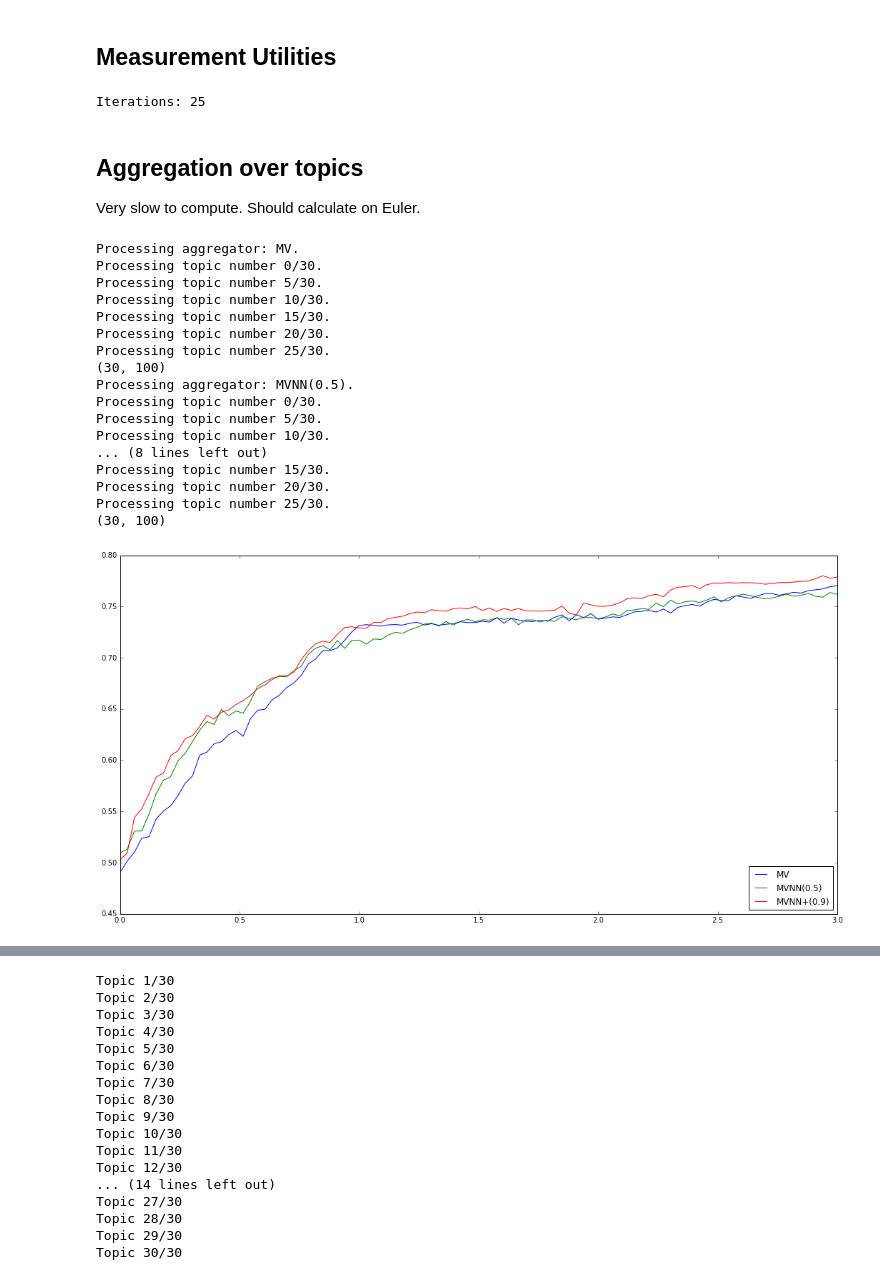
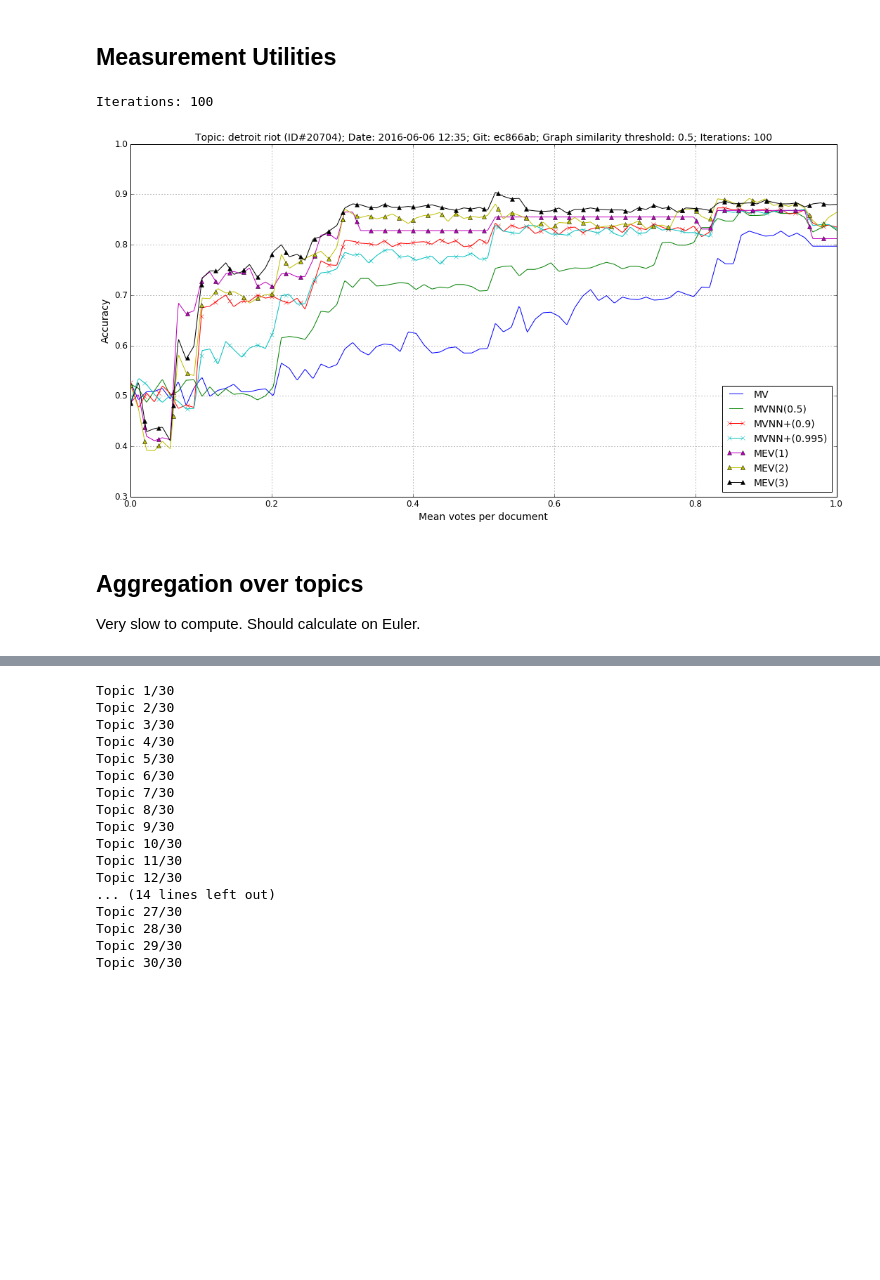
Before and after one commit to AndreiBarsan/crowd, a Jupyter notebook: notebooks/Majority Voting Experiments.ipynb, the cells around one changed output, grey strips where cells are left out. Saved outputs shown, nothing was run; the diff lists cells and outputs as text; code cells hidden in the pictures; blank space fills up the shorter version.

```diff
--- a/notebooks/Majority Voting Experiments.ipynb
+++ b/notebooks/Majority Voting Experiments.ipynb
@@ -338,10 +219,12 @@ def learning_curve_frame(topic_id, aggregation, label, document_count, **kw):
     """
 
     # In votes_per_doc space.
-    # TODO(andrei): Document this stuff.
     acc_avg = build_learning_curve(topic_id, aggregation, **kw)
     sample_count = kw.get('sample_count', 100)
     frame = pd.DataFrame({label: acc_avg})
+
+    # This reindexes the learning curves onto a real mean-votes-per-doc
+    # axis, which involves a little resampling.
     new_index = np.linspace(0, len(acc_avg) / document_count, sample_count)
     acc_avg_resampled = np.interp(
         new_index,
@@ -349,7 +232,7 @@ def learning_curve_frame(topic_id, aggregation, label, document_count, **kw):
         np.linspace(0, len(acc_avg) / document_count, len(acc_avg)),
         # Values to sample
         acc_avg)
-    classic = frame
+#     classic = frame
     frame = pd.DataFrame({label: acc_avg_resampled}, index=new_index)
 
 #     return frame, classic
@@ -367,10 +250,13 @@ def learning_curve_frame(topic_id, aggregation, label, document_count, **kw):
 # plt.plot(classic.index / 100.0, classic['lbl'])
 # %%
 class ExperimentConfig(object):
-    def __init__(self, vote_aggregator, name, params):
+    """Describes an experiment using a particular vote aggregator."""
+    def __init__(self, vote_aggregator, name, params, **kw):
         self.vote_aggregator = vote_aggregator
         self.name = name
         self.params = params
+
+        self.graph_opts = kw.get('graph_opts', {})
 # %%
 mv_config = ExperimentConfig(aggregate_MV, "MV", {})
 mv_nn_config = ExperimentConfig(aggregate_MV_NN, "MVNN(0.5)", {'rho_s': 0.5})
@@ -409,36 +325,37 @@ fmt_topic = lambda t: "[%s] %s (%d)" % (t.topic_id, t.query, t.document_count)
 optlist = ((fmt_topic(t), t.topic_id) for t in id_topic_info.values())
 options=OrderedDict(sorted(optlist))
 
 import pylab
 pylab.rcParams['figure.figsize'] = (18, 9)
 
 # MVNN+(0.9)
 # See: 20584 with VERY FEW votes
 # See: 20694 with VERY FEW votes
 # See: 20780 with VERY FEW votes. Starts really sucking after 1.0, especially around 3.0.
 # See: 20956: beats opponents 1-3
 # 20972 Highlights poor performance of MVNN(0.5) vs MVNN(0.9)
 # vice president Richard Nixon seems to yield very poor results across the board.
 #     Need to manually inspect data. Perhaps it's because results about Nixon
 #     as a president seem relevant but actually are not?
 
 @interact(
     topic_id=widgets.Dropdown(options=options, value='20704'),
     iterations=widgets.IntSlider(min=10, max=500, step=5, continuous_update=False, value=25),
     max_votes_per_doc=widgets.IntSlider(min=1, max=10, step=1, continuous_update=False, value=1)
 )
 def plot_proxy(topic_id, iterations, max_votes_per_doc):
     print("Iterations: %d" % iterations)
-    experiments = [#mv_config,
+    experiments = [mv_config,
                    mv_nn_config,
-                   #mv_nn_09_config,
                    mv_nn_plus,
+                   mv_nn_plus_hardcore,
                    mev_1_config,
                    mev_2_config,
                    mev_3_config]
     plot_topic(topic_id, experiments, max_votes_per_doc, iterations, sample_count=750)
 # %% [output]
-Iterations: 25
+Iterations: 100
+[figure, added]
 # %% [markdown]
 ## Aggregation over topics
 
@@ -481,24 +430,3 @@ def cross_topic_learning_curve_frame(aggregation_function, label, **kw):
     print(curves.shape)
     means = np.mean(curves, axis=0)
     return pd.DataFrame({label: means}, index=index)
-# %%
-plot_all([mv_config, mv_nn_config, mv_nn_plus], 3, 25)
-# %% [output]
-Processing aggregator: MV.
-Processing topic number 0/30.
-Processing topic number 5/30.
-Processing topic number 10/30.
-Processing topic number 15/30.
-Processing topic number 20/30.
-Processing topic number 25/30.
-(30, 100)
-Processing aggregator: MVNN(0.5).
-Processing topic number 0/30.
-Processing topic number 5/30.
-Processing topic number 10/30.
-... (8 lines left out)
-Processing topic number 15/30.
-Processing topic number 20/30.
-Processing topic number 25/30.
-(30, 100)
-[figure, removed]
```
Also changed, not shown: parts of 15 cells of this notebook, 8 other files.
